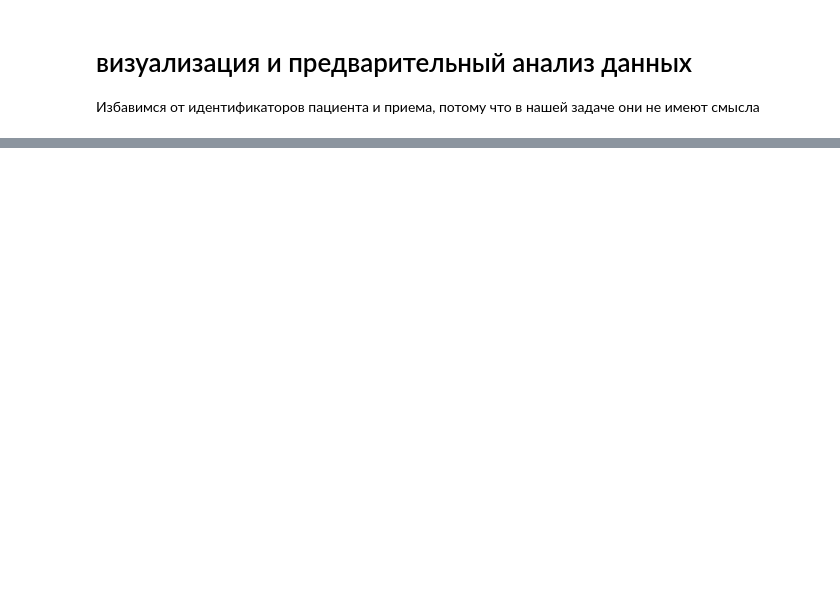
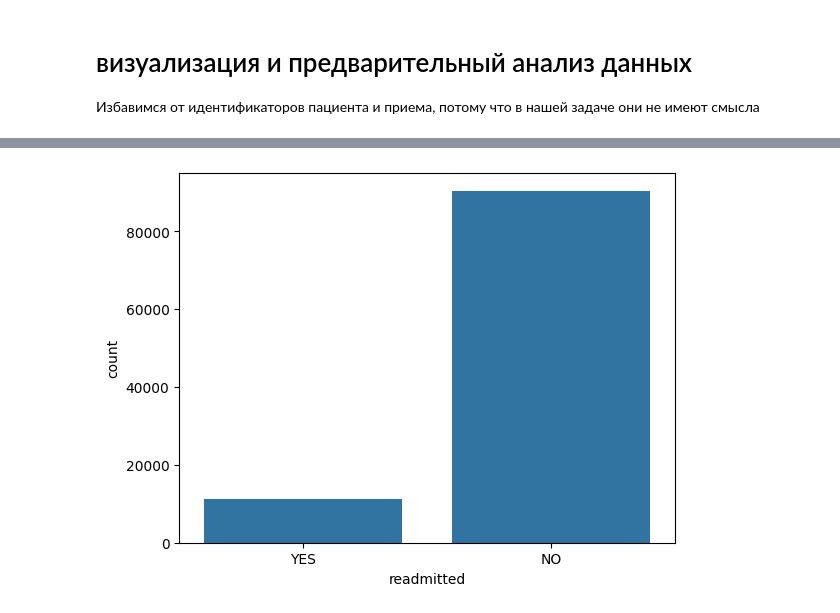
Before and after one commit to Falirchik/ML, a Jupyter notebook: попытка номер .ipynb, the cells around one changed output, grey strips where cells are left out. Cells and saved outputs as stored; diff of their text form; code cells hidden in the pictures; blank space fills up the shorter version.

```diff
--- a/попытка номер .ipynb
+++ b/попытка номер .ipynb
@@ -210,0 +235,2 @@ KeyError: "['patient_nbr', 'encounter_id'] not found in axis"
+# %%
+df.drop(['examide', 'citoglipton'], axis=1, inplace=True)
@@ -210,0 +259,5 @@ KeyError: "['patient_nbr', 'encounter_id'] not found in axis"
+# %%
+sns.countplot(x='readmitted', data=df)
+pass
+# %% [output]
+[figure, added]
```
Also changed, not shown: parts of 23 cells of this notebook, 1 other file.
